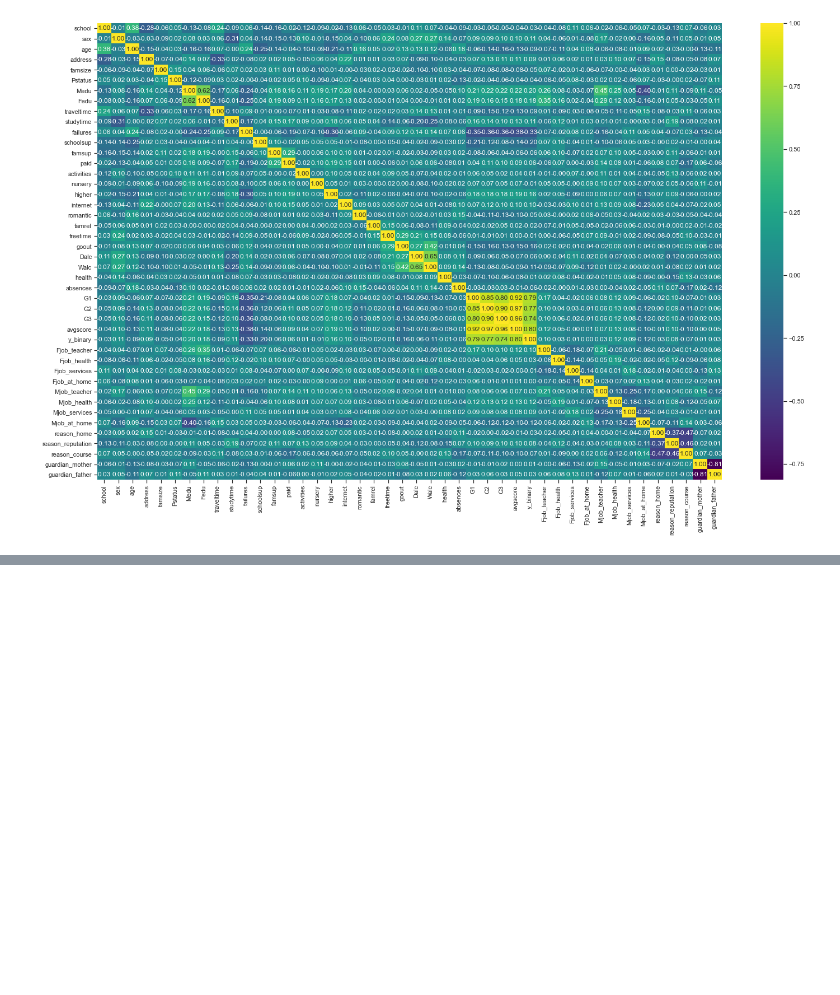
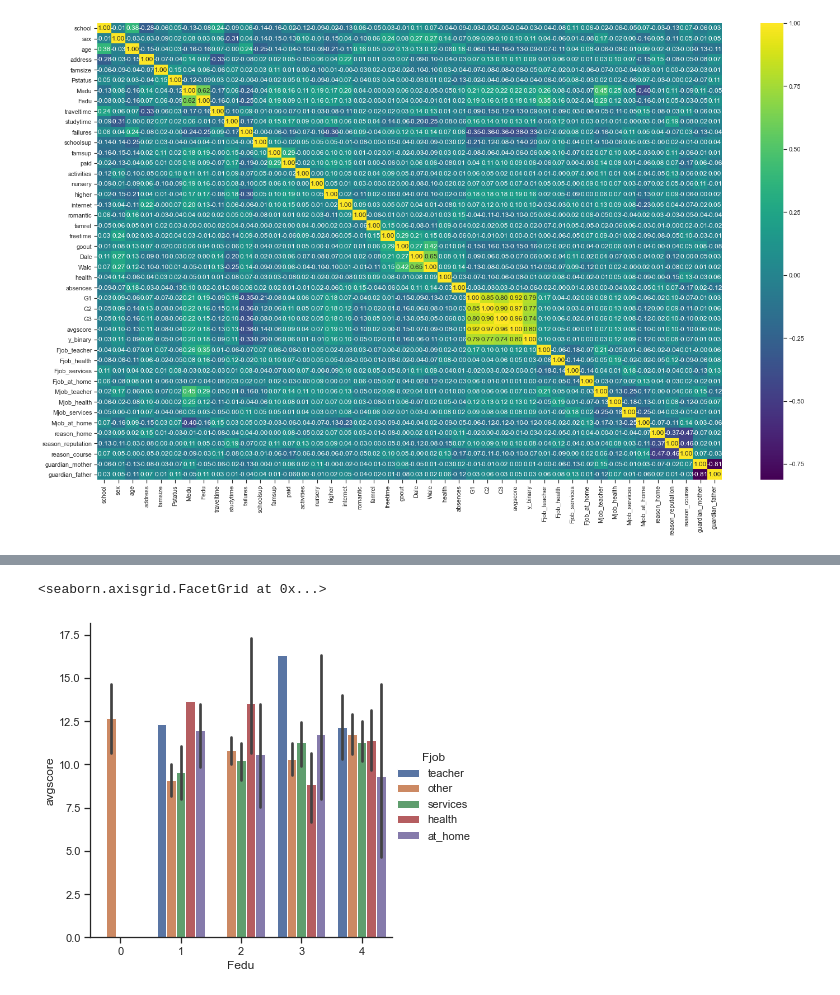
Before and after one commit to AkhilaSirikonda/group10kdd, a Jupyter notebook: prasanna/Student-DataExploration.ipynb, the cells around one changed output, grey strips where cells are left out. Cells and saved outputs as stored; diff of their text form; code cells hidden in the pictures; blank space fills up the shorter version.

```diff
--- a/prasanna/Student-DataExploration.ipynb
+++ b/prasanna/Student-DataExploration.ipynb
@@ -24,6 +24,8 @@ print(stud_df)
 394  ...     3    3     3       5         5   8   9   9     8.67        0
 
 [395 rows x 35 columns]
+# %%
+stud_df_orig = pd.read_csv('student-mat-v1.csv')
 # %%
 stud_df.dtypes
 # %% [output]
@@ -104,0 +140,5 @@ plt.show()
+# %%
+sns.catplot(data=stud_df_orig, kind="bar", x="Fedu", y="avgscore", hue="Fjob")
+# %% [output]
+<seaborn.axisgrid.FacetGrid at 0x...>
+[figure, added]
```
Also changed, not shown: parts of 11 cells of this notebook.
